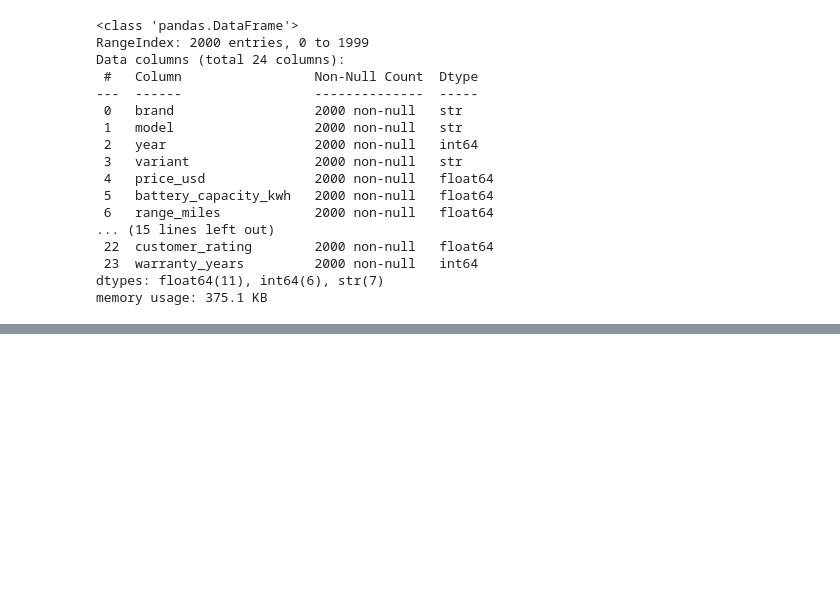
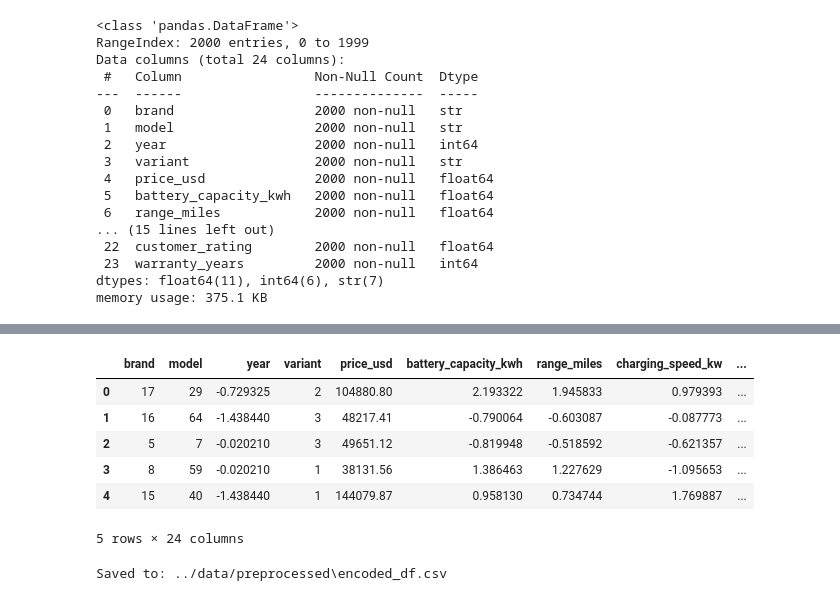
Before and after one commit to otabekrazzoqov/ev-price-prediction, a Jupyter notebook: notebooks/02_preprocessing.ipynb, the cells around one changed output, grey strips where cells are left out. Drawn from its saved outputs; the diff is of its cells as text; code cells hidden in the pictures; blank space fills up the shorter version.

```diff
--- a/notebooks/02_preprocessing.ipynb
+++ b/notebooks/02_preprocessing.ipynb
@@ -26,0 +106,27 @@ memory usage: 375.1 KB
+# %%
+encoded_df.head(5)
+# %% [output]
+|  | brand | model | year | variant | price_usd | battery_capacity_kwh | range_miles | charging_speed_kw | ... |
+| 0 | 17 | 29 | -0.729325 | 2 | 104880.80 | 2.193322 | 1.945833 | 0.979393 | ... |
+| 1 | 16 | 64 | -1.438440 | 3 | 48217.41 | -0.790064 | -0.603087 | -0.087773 | ... |
+| 2 | 5 | 7 | -0.020210 | 3 | 49651.12 | -0.819948 | -0.518592 | -0.621357 | ... |
+| 3 | 8 | 59 | -0.020210 | 1 | 38131.56 | 1.386463 | 1.227629 | -1.095653 | ... |
+| 4 | 15 | 40 | -1.438440 | 1 | 144079.87 | 0.958130 | 0.734744 | 1.769887 | ... |
+5 rows × 24 columns
+# %%
+# saving preprocessed model
+
+
+import os
+
+def save_dataframe(df, folder, filename):
+    os.makedirs(folder, exist_ok=True)
+    path = os.path.join(folder, filename)
+    df.to_csv(path, index=False)
+    print(f"Saved to: {path}")
+
+
+
+save_dataframe(encoded_df, "../data/preprocessed", "encoded_df.csv")
+# %% [output]
+Saved to: ../data/preprocessed\encoded_df.csv
```
Also changed, not shown: parts of 8 cells of this notebook.
